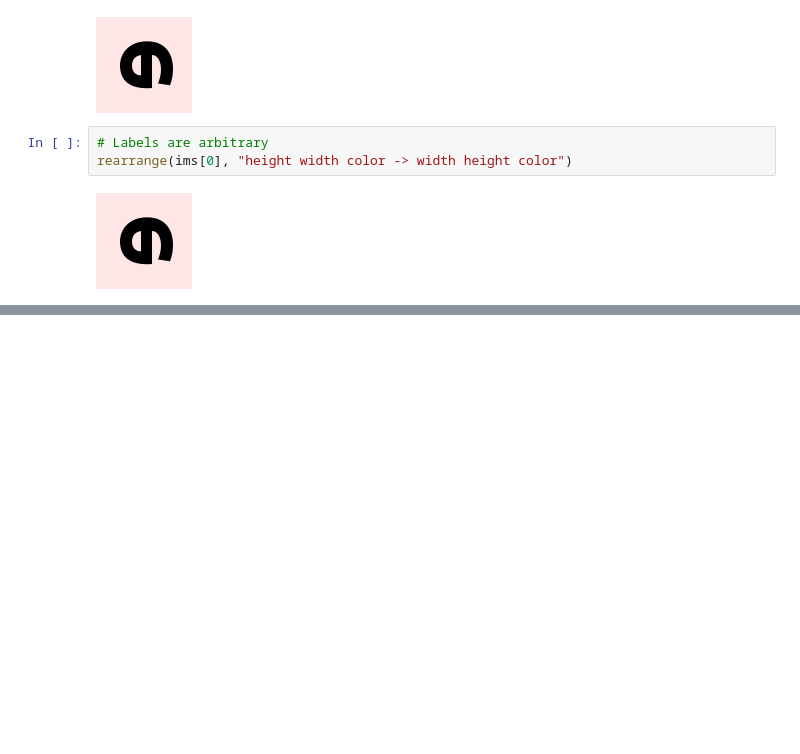
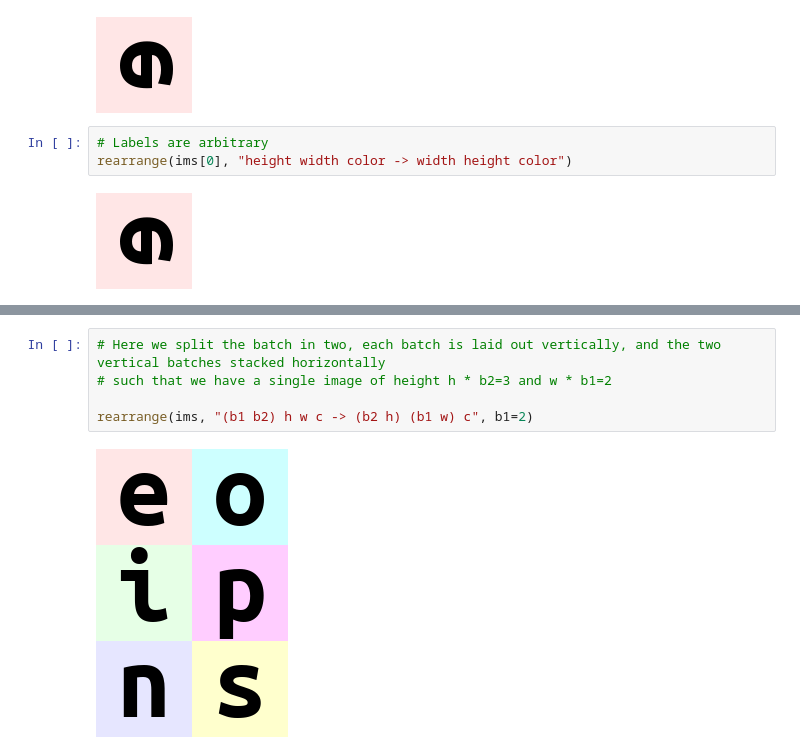
Before and after one commit to habbes/learn-einops, a Jupyter notebook: 01-basics.ipynb, the cells around one changed output, grey strips where cells are left out. Drawn from its saved outputs; the diff is of its cells as text; blank space fills up the shorter version.

```diff
--- a/01-basics.ipynb
+++ b/01-basics.ipynb
@@ -52,0 +99,7 @@ rearrange(ims[0], "height width color -> width height color")
+# %%
+# Here we split the batch in two, each batch is laid out vertically, and the two vertical batches stacked horizontally
+# such that we have a single image of height h * b2=3 and w * b1=2
+
+rearrange(ims, "(b1 b2) h w c -> (b2 h) (b1 w) c", b1=2)
+# %% [output]
+[figure, added]
```
Also changed, not shown: parts of 16 cells of this notebook.
